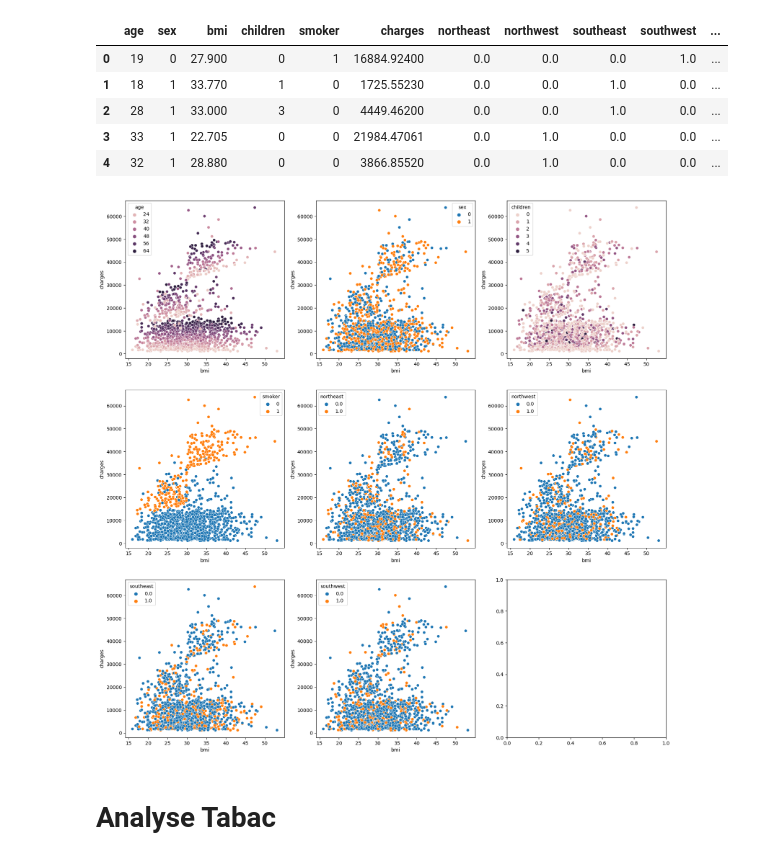
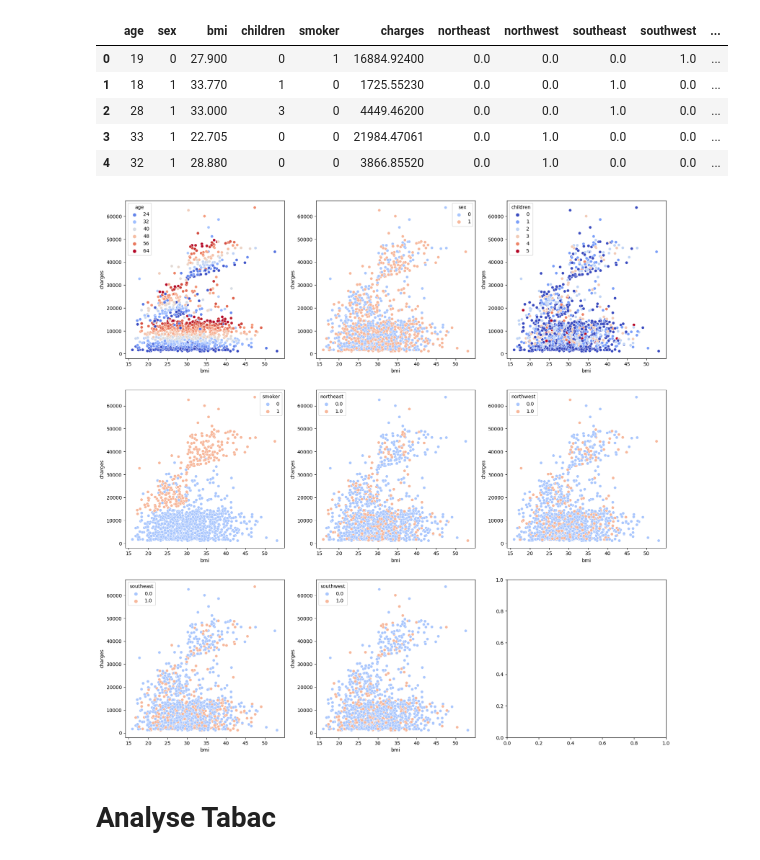
Before and after one commit to sacha-sz/SY09-Projet, a Jupyter notebook: EDA.ipynb, the cells around one changed output. Saved outputs shown, nothing was run; the diff lists cells and outputs as text; code cells hidden in the pictures.

```diff
--- a/EDA.ipynb
+++ b/EDA.ipynb
@@ -186,10 +186,10 @@ df.head()
 # %%
 fig, axes = plt.subplots(3, 3, figsize=(20, 20))
 
 for i in enumerate(['age', 'sex', 'children', 'smoker', 'northeast','northwest', 'southeast', 'southwest']):
-    sns.scatterplot(x=df["bmi"], y=df["charges"], hue=df[i[1]], ax=axes[i[0]//3, i[0]%3])
+    sns.scatterplot(x=df["bmi"], y=df["charges"], hue=df[i[1]], ax=axes[i[0]//3, i[0]%3], palette="coolwarm")
 # %% [output]
-[figure, old version]
+[figure, new version]
 # %% [markdown]
 # Analyse Tabac
 # %%
```
Also changed, not shown: parts of 2 cells of this notebook.
